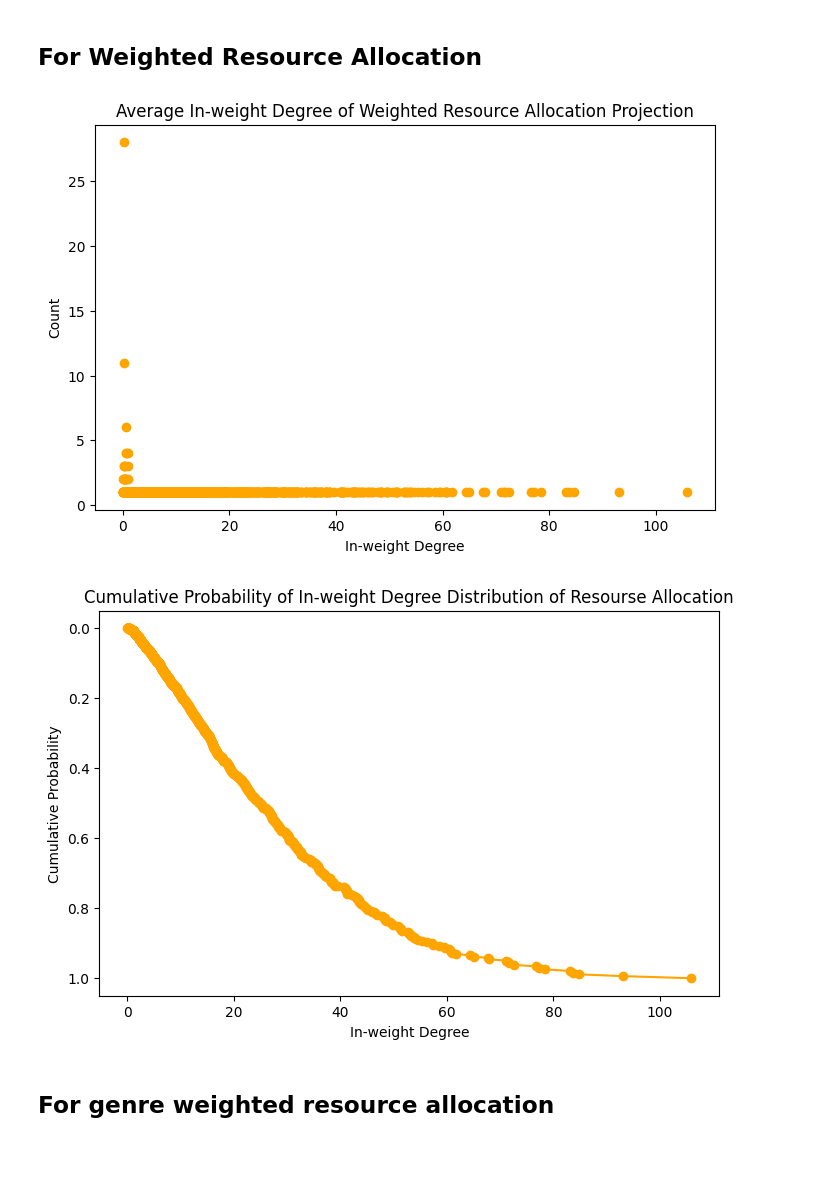
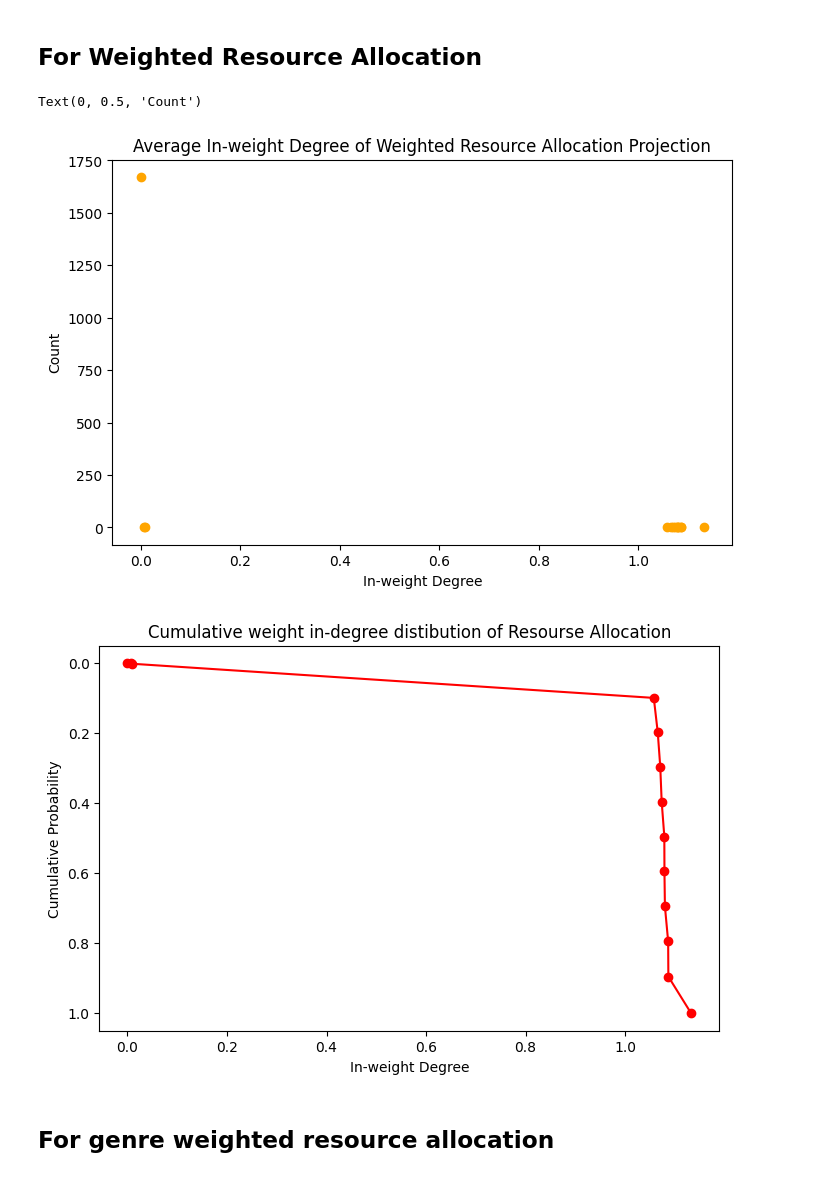
Before and after one commit to Christian-Weidemann/Movie-Mirror, a Jupyter notebook: projections_testing/degree_distributions_projections.ipynb, the cells around one changed output. Drawn from its saved outputs; the diff is of its cells as text; code cells hidden in the pictures.

```diff
--- a/projections_testing/degree_distributions_projections.ipynb
+++ b/projections_testing/degree_distributions_projections.ipynb
@@ -6,13 +6,13 @@ from networkx.algorithms import community
 import csv
 import pandas as pd
 # %%
-with open('simple_weights_movies.p', 'rb') as file:
+with open('top10_simple_weights_movies.p', 'rb') as file:
     simple = pickle.load(file)
 
-with open('rating_allocation_movies.p', 'rb') as file:
+with open('top10_rating_allocation_movies.p', 'rb') as file:
     allow = pickle.load(file)
 
-with open('rating_genre_allocation_movies.p', 'rb') as file:
+with open('top10_rating_genre_allocation_movies.p', 'rb') as file:
     genre_allow = pickle.load(file)
 # %%
 simple_proj_graph = nx.Graph(simple)
@@ -106,39 +106,40 @@ plt.ylabel('Count')
 #plt.close()
 #plt.savefig('avg_indegree_distribution_plot_r_allocation.png')
 # %% [output]
+Text(0, 0.5, 'Count')
-[figure, old version]
+[figure, new version]
 # %%
 
 # Calculate the in-weight degree distribution
 in_degrees = dict(allow_proj_graph.in_degree(weight='weight'))
 
 # Count the occurrences of each in-degree
 in_degree_counts = {in_degree: list(in_degrees.values()).count(in_degree) for in_degree in set(in_degrees.values())}
 
 # Extract the in-degrees and counts for plotting
 in_degree_values = list(in_degree_counts.keys())
 count_values = list(in_degree_counts.values())
 
 # Sort in-degree values
 sorted_in_degrees = np.sort(in_degree_values)
 
 # Calculate cumulative sum
 cumulative_sum = np.cumsum(sorted_in_degrees)
 
 # Calculate cumulative probability
 cumulative_probability = cumulative_sum / np.sum(sorted_in_degrees)
 
 # Plot the cumulative probability of in-weight degree distribution
 plt.figure(figsize=(8, 5))
-plt.plot(sorted_in_degrees, cumulative_probability, marker='o', color='orange')
-plt.title('Cumulative Probability of In-weight Degree Distribution of Resourse Allocation')
+plt.plot(sorted_in_degrees, cumulative_probability, marker='o', color='red')
+plt.title('Cumulative weight in-degree distibution of Resourse Allocation')
 plt.xlabel('In-weight Degree')
 plt.ylabel('Cumulative Probability')
 plt.gca().invert_yaxis()  # Invert y-axis to have higher values at the top
 #plt.show()
-plt.savefig('cumulative_prob_of_in_weigh_degree_distribution_resource_all_plot.png')
+plt.savefig('distibution_of_Resourse_Allocation.png')
 # %% [output]
-[figure, old version]
+[figure, new version]
 # %% [markdown]
 ## For genre weighted resource allocation
 # %%
```
Also changed, not shown: parts of 3 cells of this notebook, 6 other files.
